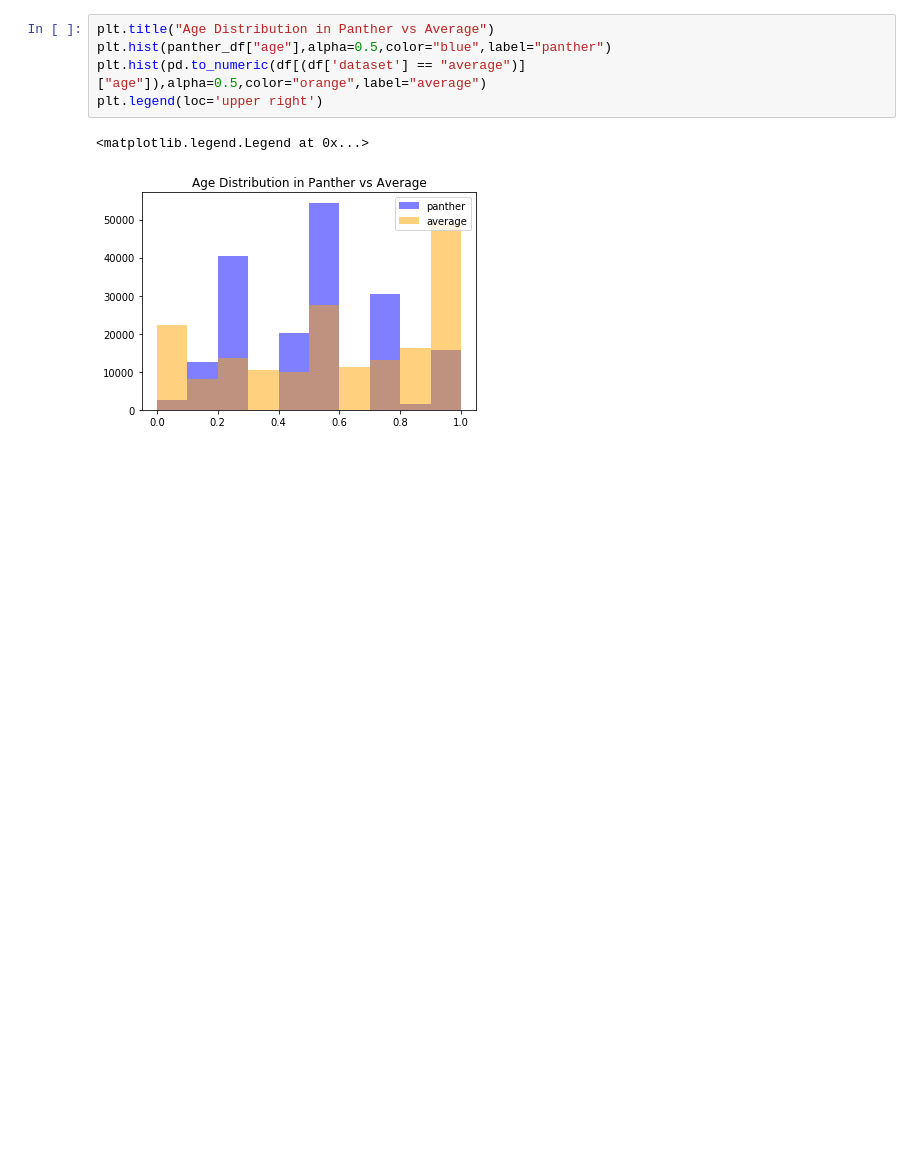
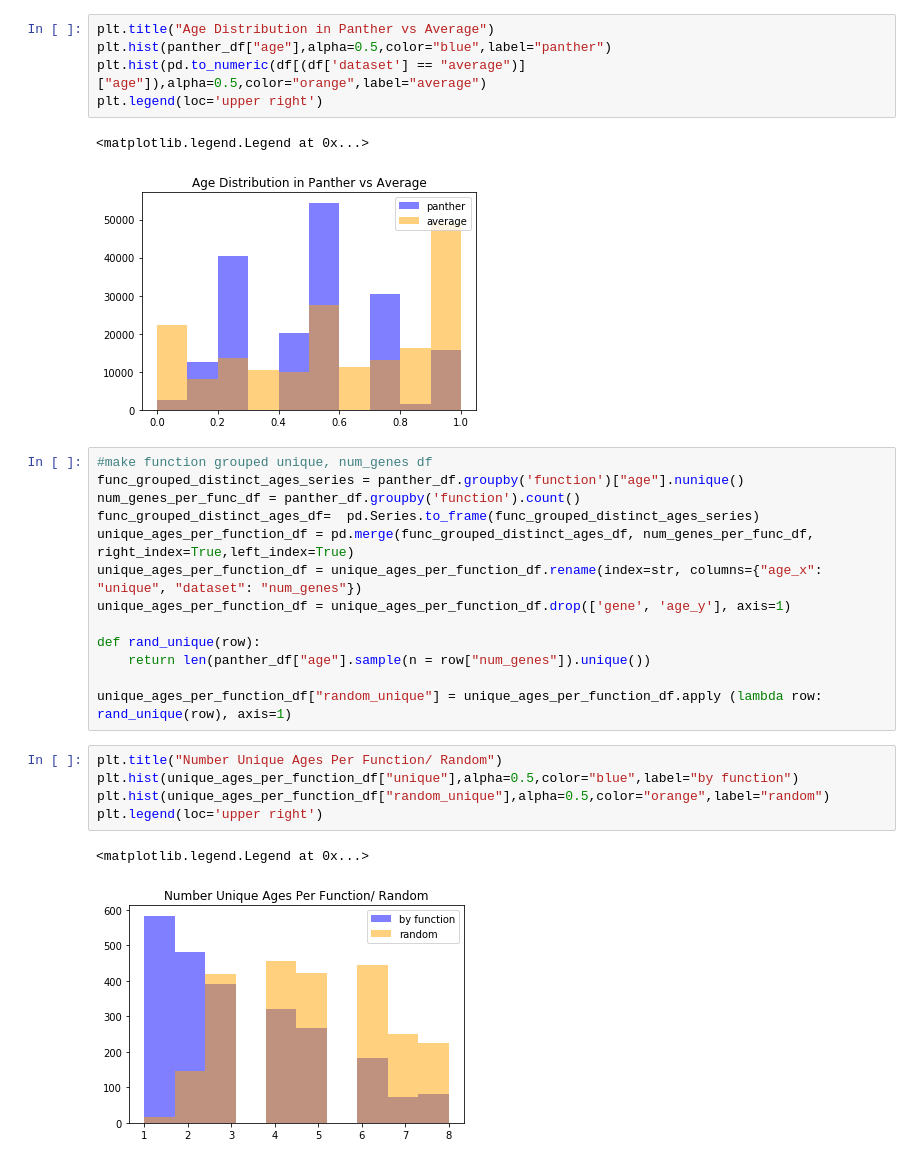
Before and after one commit to angwhen/geneage, a Jupyter notebook: make_std_related_plots.ipynb, the cells around one changed output. Saved outputs shown, nothing was run; the diff lists cells and outputs as text; blank space fills up the shorter version.

```diff
--- a/make_std_related_plots.ipynb
+++ b/make_std_related_plots.ipynb
@@ -384,3 +293,24 @@ plt.legend(loc='upper right')
 # %% [output]
 <matplotlib.legend.Legend at 0x...>
 [figure]
+# %%
+#make function grouped unique, num_genes df
+func_grouped_distinct_ages_series = panther_df.groupby('function')["age"].nunique()
+num_genes_per_func_df = panther_df.groupby('function').count()
+func_grouped_distinct_ages_df=  pd.Series.to_frame(func_grouped_distinct_ages_series)
+unique_ages_per_function_df = pd.merge(func_grouped_distinct_ages_df, num_genes_per_func_df, right_index=True,left_index=True)
+unique_ages_per_function_df = unique_ages_per_function_df.rename(index=str, columns={"age_x": "unique", "dataset": "num_genes"})
+unique_ages_per_function_df = unique_ages_per_function_df.drop(['gene', 'age_y'], axis=1)
+
+def rand_unique(row):
+    return len(panther_df["age"].sample(n = row["num_genes"]).unique())
+
+unique_ages_per_function_df["random_unique"] = unique_ages_per_function_df.apply (lambda row: rand_unique(row), axis=1)
+# %%
+plt.title("Number Unique Ages Per Function/ Random")
+plt.hist(unique_ages_per_function_df["unique"],alpha=0.5,color="blue",label="by function")
+plt.hist(unique_ages_per_function_df["random_unique"],alpha=0.5,color="orange",label="random")
+plt.legend(loc='upper right')
+# %% [output]
+<matplotlib.legend.Legend at 0x...>
+[figure, added]
```
Also changed, not shown: parts of 5 cells of this notebook.
